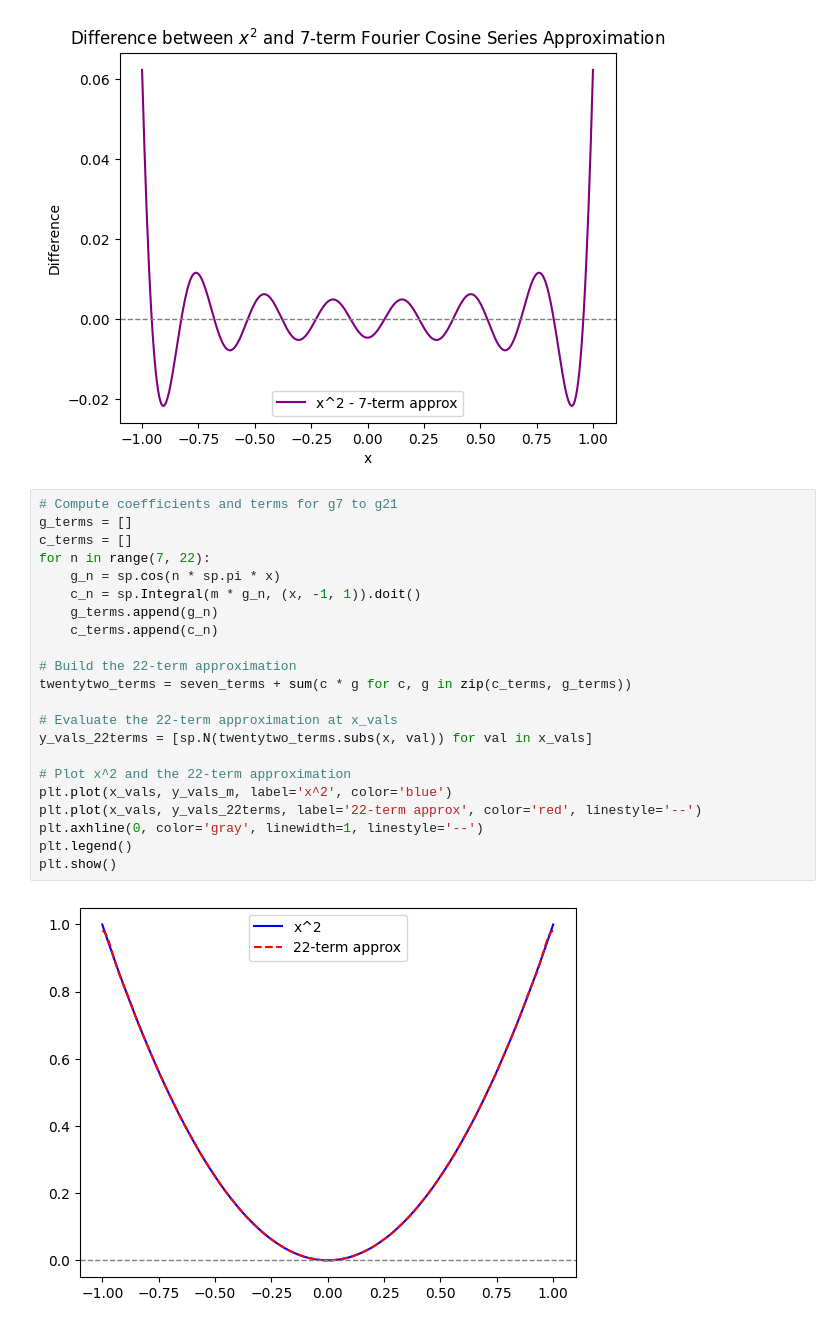
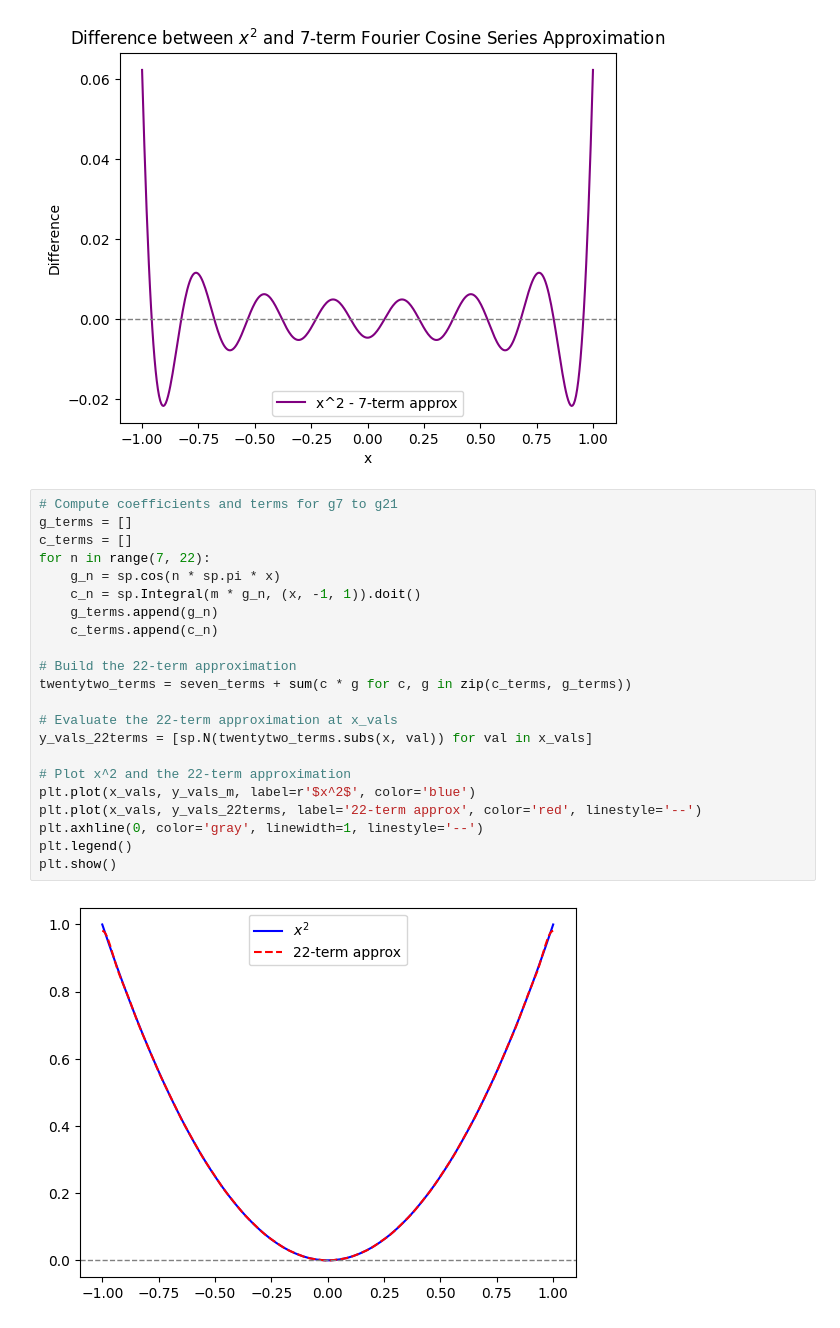
Before and after one commit to mkubasik/BasisSetExamples, a Jupyter notebook: FourierBasisSet.ipynb, the cells around one changed output. Drawn from its saved outputs; the diff is of its cells as text.

```diff
--- a/FourierBasisSet.ipynb
+++ b/FourierBasisSet.ipynb
@@ -223,24 +227,24 @@ plt.show()
 # %%
 # Compute coefficients and terms for g7 to g21
 g_terms = []
 c_terms = []
 for n in range(7, 22):
     g_n = sp.cos(n * sp.pi * x)
     c_n = sp.Integral(m * g_n, (x, -1, 1)).doit()
     g_terms.append(g_n)
     c_terms.append(c_n)
 
 # Build the 22-term approximation
 twentytwo_terms = seven_terms + sum(c * g for c, g in zip(c_terms, g_terms))
 
 # Evaluate the 22-term approximation at x_vals
 y_vals_22terms = [sp.N(twentytwo_terms.subs(x, val)) for val in x_vals]
 
 # Plot x^2 and the 22-term approximation
-plt.plot(x_vals, y_vals_m, label='x^2', color='blue')
+plt.plot(x_vals, y_vals_m, label=r'$x^2$', color='blue')
 plt.plot(x_vals, y_vals_22terms, label='22-term approx', color='red', linestyle='--')
 plt.axhline(0, color='gray', linewidth=1, linestyle='--')
 plt.legend()
 plt.show()
 # %% [output]
-[figure, old version]
+[figure, new version]
```
Also changed, not shown: parts of 7 cells of this notebook.
